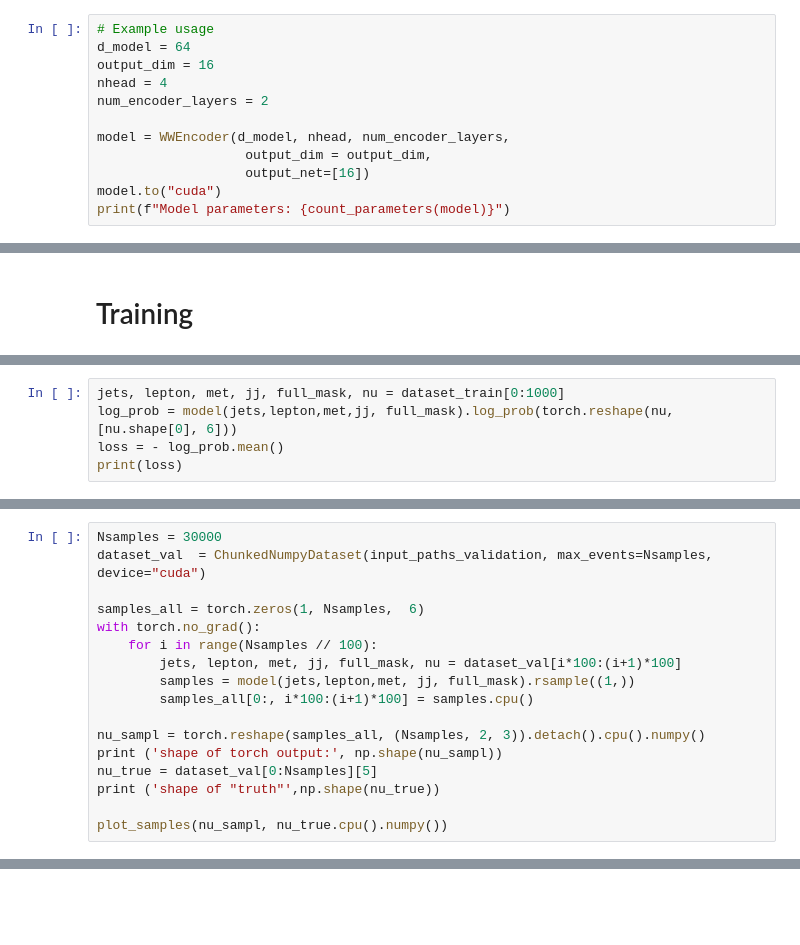
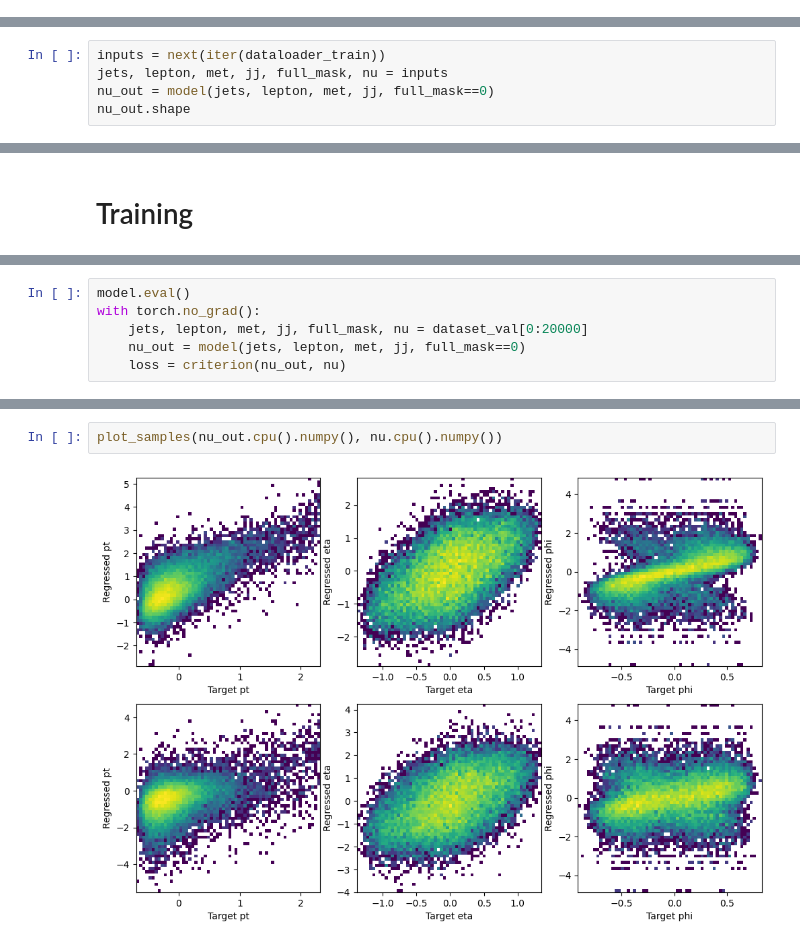
Before and after one commit to GiuliaLavizzari/polarizedSSWW, a Jupyter notebook: notebooks/neutrinoTransformer.ipynb, the cells around one changed output, grey strips where cells are left out. Cells and saved outputs as stored; diff of their text form; blank space fills up the shorter version.

```diff
--- a/notebooks/neutrinoTransformer.ipynb
+++ b/notebooks/neutrinoTransformer.ipynb
@@ -313,12 +210,0 @@ class WWEncoder(nn.Module):
-# %%
-# Example usage
-d_model = 64
-output_dim = 16
-nhead = 4
-num_encoder_layers = 2
-
-model = WWEncoder(d_model, nhead, num_encoder_layers,
-                   output_dim = output_dim,
-                   output_net=[16])
-model.to("cuda")
-print(f"Model parameters: {count_parameters(model)}")
@@ -461,0 +211,5 @@ class NeutrinosFlow(nn.Module):
+# %%
+inputs = next(iter(dataloader_train))
+jets, lepton, met, jj, full_mask, nu = inputs
+nu_out = model(jets, lepton, met, jj, full_mask==0)
+nu_out.shape
@@ -525,5 +334,6 @@ Model parameters: 105394
 # %%
-jets, lepton, met, jj, full_mask, nu = dataset_train[0:1000]
-log_prob = model(jets,lepton,met,jj, full_mask).log_prob(torch.reshape(nu, [nu.shape[0], 6]))
-loss = - log_prob.mean()
-print(loss)
+model.eval()
+with torch.no_grad():
+    jets, lepton, met, jj, full_mask, nu = dataset_val[0:20000]
+    nu_out = model(jets, lepton, met, jj, full_mask==0)
+    loss = criterion(nu_out, nu)
@@ -573,17 +339,0 @@ def plot_samples(nu_sampl, nu_true):
-# %%
-Nsamples = 30000
-dataset_val  = ChunkedNumpyDataset(input_paths_validation, max_events=Nsamples, device="cuda")
-
-samples_all = torch.zeros(1, Nsamples,  6)
-with torch.no_grad():
-    for i in range(Nsamples // 100):
-        jets, lepton, met, jj, full_mask, nu = dataset_val[i*100:(i+1)*100]
-        samples = model(jets,lepton,met, jj, full_mask).rsample((1,))
-        samples_all[0:, i*100:(i+1)*100] = samples.cpu()
-
-nu_sampl = torch.reshape(samples_all, (Nsamples, 2, 3)).detach().cpu().numpy()
-print ('shape of torch output:', np.shape(nu_sampl))
-nu_true = dataset_val[0:Nsamples][5]
-print ('shape of "truth"',np.shape(nu_true))
-
-plot_samples(nu_sampl, nu_true.cpu().numpy())
@@ -593,0 +340,4 @@ shape of "truth" torch.Size([30000, 2, 3])
+# %%
+plot_samples(nu_out.cpu().numpy(), nu.cpu().numpy())
+# %% [output]
+[figure, added]
```
Also changed, not shown: parts of 27 cells of this notebook.
